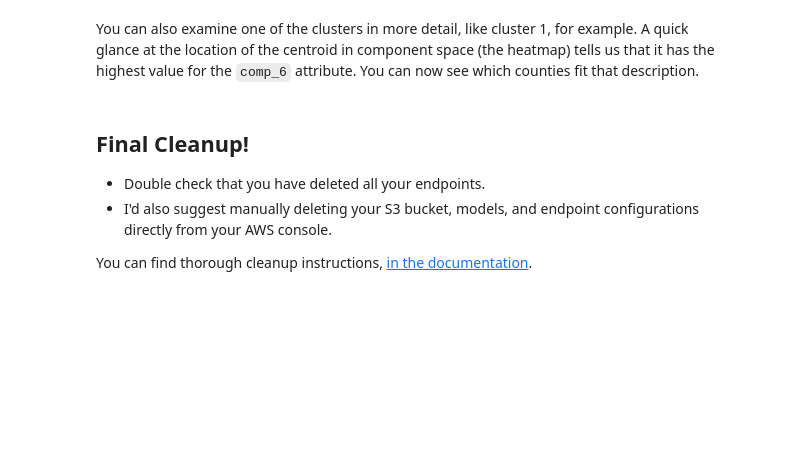
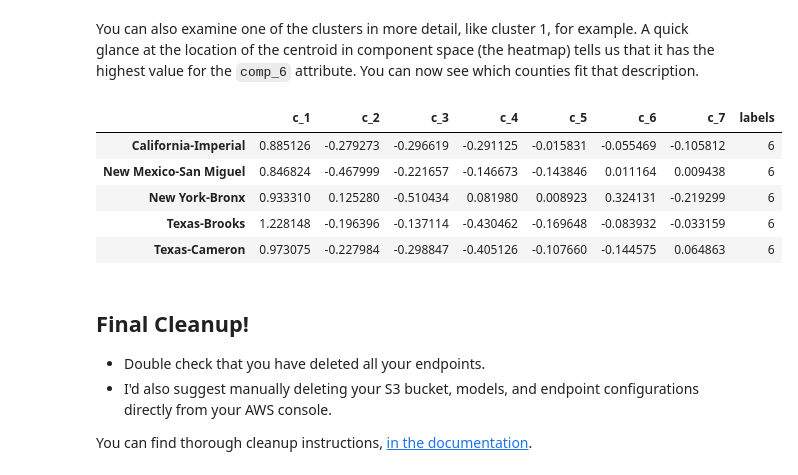
Before and after one commit to engrkassar/4.MLND, a Jupyter notebook: ML_SageMaker_Studies/Population_Segmentation/Pop_Segmentation_Exercise.ipynb, the cells around one changed output. Cells and saved outputs as stored; diff of their text form; code cells hidden in the pictures; blank space fills up the shorter version.

```diff
--- a/ML_SageMaker_Studies/Population_Segmentation/Pop_Segmentation_Exercise.ipynb
+++ b/ML_SageMaker_Studies/Population_Segmentation/Pop_Segmentation_Exercise.ipynb
@@ -910,8 +1064,15 @@ sorted_counties.head(20)
 You can also examine one of the clusters in more detail, like cluster 1, for example. A quick glance at the location of the centroid in component space (the heatmap) tells us that it has the highest value for the `comp_6` attribute. You can now see which counties fit that description.
 # %%
 # get all counties with label == 1
-cluster=counties_transformed[counties_transformed['labels']==1]
+cluster=counties_transformed[counties_transformed['labels']==6]
 cluster.head()
+# %% [output]
+|  | c_1 | c_2 | c_3 | c_4 | c_5 | c_6 | c_7 | labels |
+| California-Imperial | 0.885126 | -0.279273 | -0.296619 | -0.291125 | -0.015831 | -0.055469 | -0.105812 | 6 |
+| New Mexico-San Miguel | 0.846824 | -0.467999 | -0.221657 | -0.146673 | -0.143846 | 0.011164 | 0.009438 | 6 |
+| New York-Bronx | 0.933310 | 0.125280 | -0.510434 | 0.081980 | 0.008923 | 0.324131 | -0.219299 | 6 |
+| Texas-Brooks | 1.228148 | -0.196396 | -0.137114 | -0.430462 | -0.169648 | -0.083932 | -0.033159 | 6 |
+| Texas-Cameron | 0.973075 | -0.227984 | -0.298847 | -0.405126 | -0.107660 | -0.144575 | 0.064863 | 6 |
 # %% [markdown]
 ## Final Cleanup!
 
```
Also changed, not shown: parts of 22 cells of this notebook, 2 other files.
